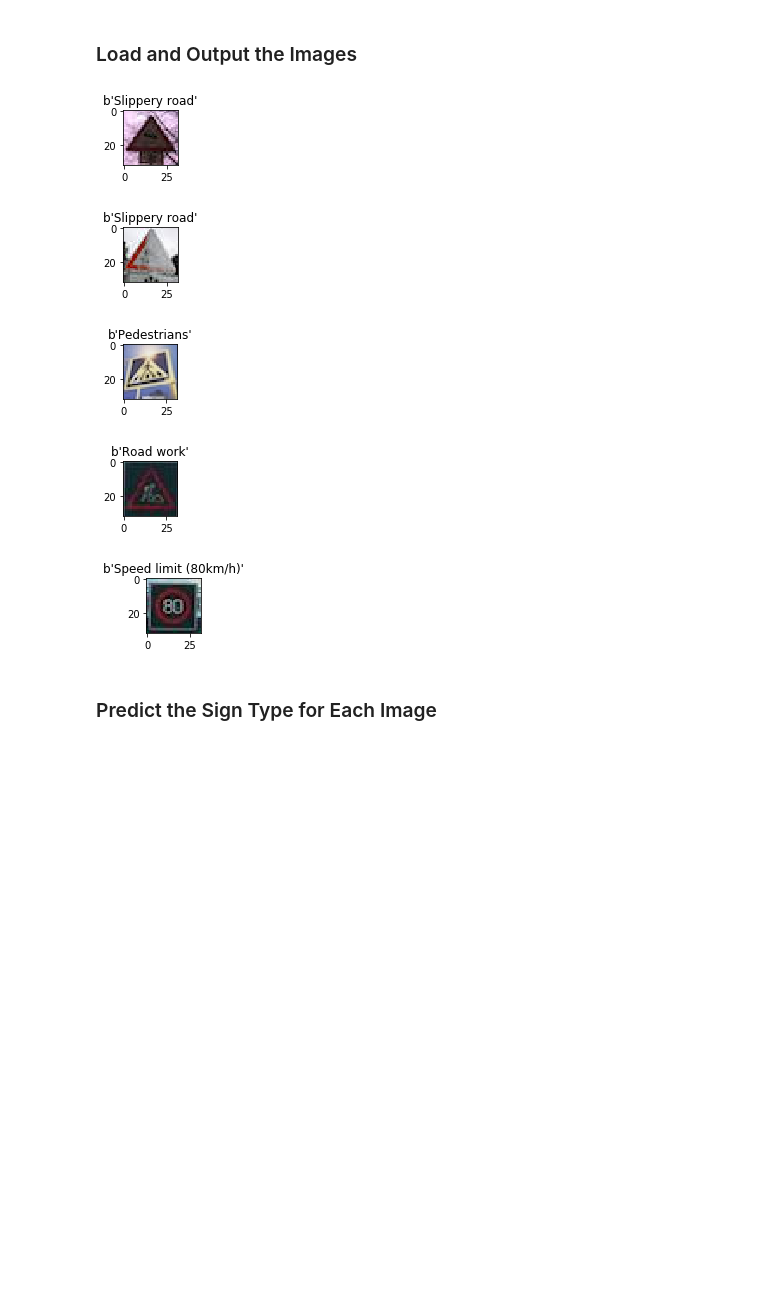
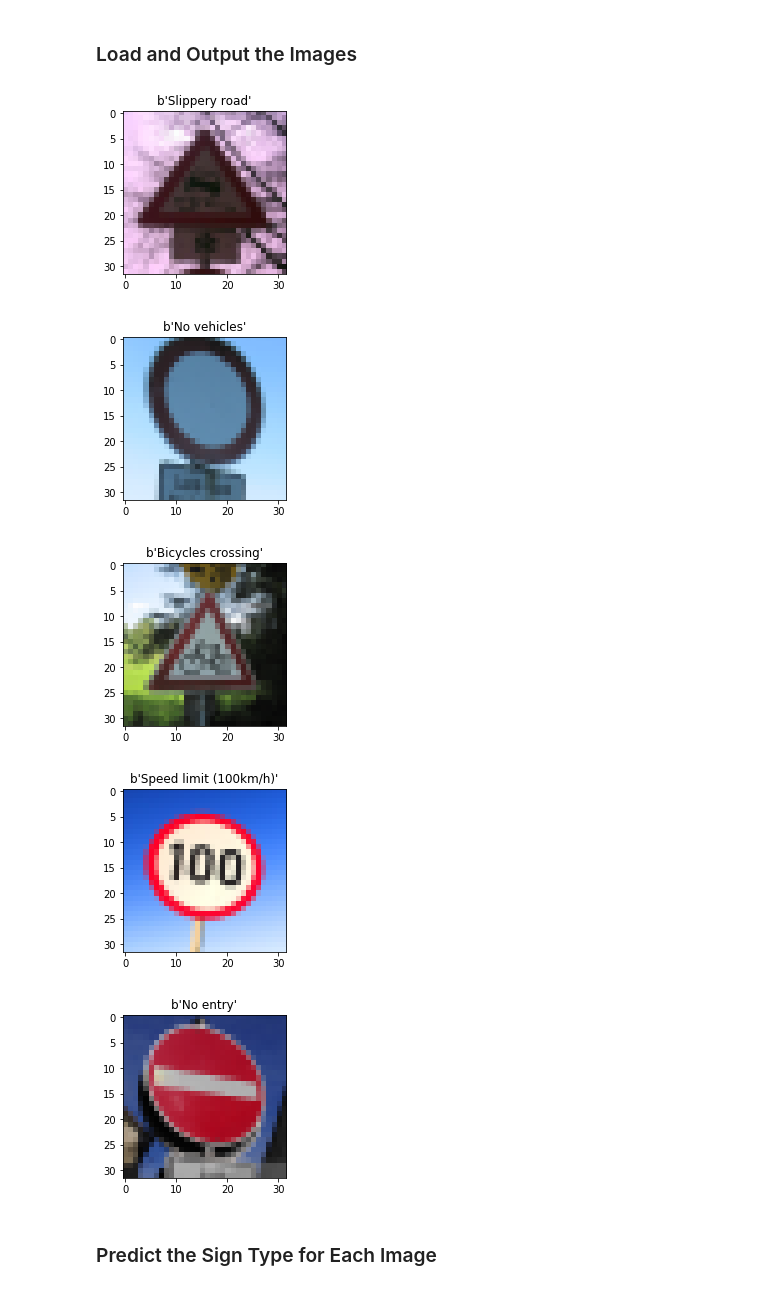
Before and after one commit to wildhemp/CarND-Traffic-Sign-Classifier-Project, a Jupyter notebook: Traffic_Sign_Classifier.ipynb, the cells around one changed output. Drawn from its saved outputs; the diff is of its cells as text; code cells hidden in the pictures; blank space fills up the shorter version.

```diff
--- a/Traffic_Sign_Classifier.ipynb
+++ b/Traffic_Sign_Classifier.ipynb
@@ -198,0 +235,3 @@ print(jittered[10].shape)
+# %%
+X_jittered, y_jittered = augment(X_train_orig, y_train_orig)
+print(X_jittered.shape, y_jittered.shape)
@@ -252,0 +282,20 @@ plt.imshow(image[:,:,2], cmap='gray')
+# %%
+ori_img_yuv = cv2.cvtColor(X_train_orig[ex_index], cv2.COLOR_RGB2YUV)
+
+plt.figure()
+plt.subplot(131)
+plt.imshow(ori_img_yuv[:,:,0], cmap='gray')
+plt.subplot(132)
+plt.imshow(ori_img_yuv[:,:,1], cmap='gray')
+plt.subplot(133)
+plt.imshow(ori_img_yuv[:,:,2], cmap='gray')
+
+image = X_train[ex_index]
+
+plt.figure()
+plt.subplot(131)
+plt.imshow(image[:,:,0], cmap='gray')
+plt.subplot(132)
+plt.imshow(image[:,:,1], cmap='gray')
+plt.subplot(133)
+plt.imshow(image[:,:,2], cmap='gray')
@@ -343,7 +396,7 @@ sets imply underfitting. A high accuracy on the training set but low accuracy on
 # %%
 lr = 0.001
 
-epochs = 10
+epochs = 25
 batch_size = 512
 
 dropout_conv = .7
@@ -451,29 +508,32 @@ Test Accuracy = 0.9775
 # %%
 ### Load the images and plot them here.
 ### Feel free to use as many code cells as needed.
 import os
 import matplotlib.image as mpimg
 
 sign_names = dict(np.genfromtxt('signnames.csv', delimiter=',', dtype=None, skip_header=1))
 
 images = []
-for f in os.listdir('./web_data'):
-    images.append(mpimg.imread('./web_data/' + f))
+for f in sorted(os.listdir('./web_data')):
+    image = cv2.imread('./web_data/' + f)
+    image = cv2.resize(image, (32, 32), interpolation = cv2.INTER_AREA)
+    image = np.array(image)
+    image = cv2.cvtColor(image, cv2.COLOR_BGR2RGB)
+    images.append(image)
 
-labels = [23, 23, 27, 25, 5]
-for i, img in enumerate(images):
-    plt.figure(figsize=(1, 1))
-    plt.imshow(images[i])
-    plt.title(sign_names[labels[i]])
-
+labels = [23, 15, 29, 7, 17]
 X_web_orig = np.array(images)
 y_web_orig = np.array(labels)
+for i, img in enumerate(X_web_orig):
+    plt.figure(figsize=(3, 3))
+    plt.imshow(X_web_orig[i])
+    plt.title(sign_names[y_web_orig[i]])
 # %% [output]
-[figure, old version]
+[figure, new version]
-[figure, old version]
+[figure, new version]
-[figure, old version]
+[figure, new version]
-[figure, old version]
+[figure, new version]
-[figure, old version]
+[figure, new version]
 # %% [markdown]
 ### Predict the Sign Type for Each Image
 # %%
```
Also changed, not shown: parts of 12 cells of this notebook, 5 other files.
